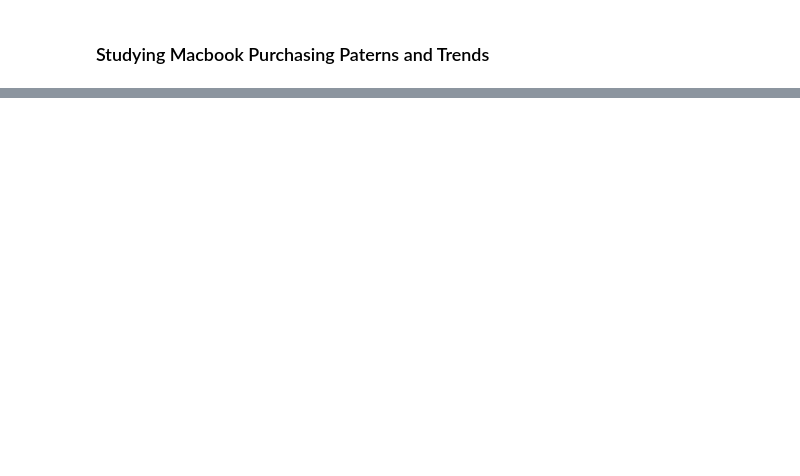
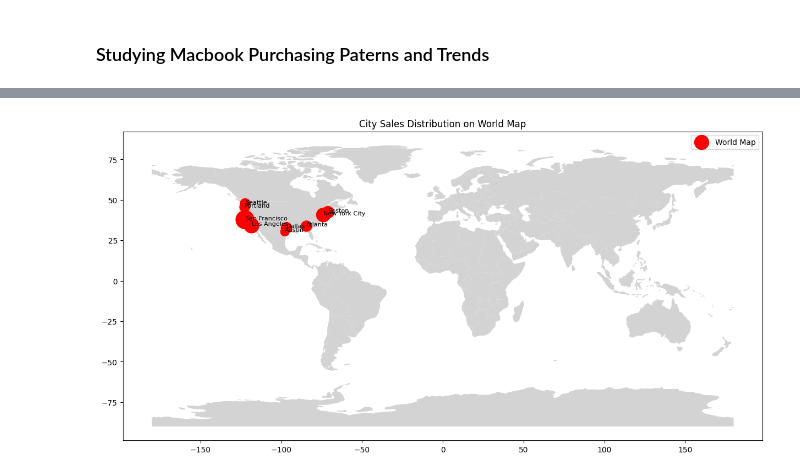
Before and after one commit to aseemarora08/PersonalProjects, a Jupyter notebook: Python/sales_data_project.ipynb, the cells around one changed output, grey strips where cells are left out. Drawn from its saved outputs; the diff is of its cells as text; code cells hidden in the pictures; blank space fills up the shorter version.

```diff
--- a/Python/sales_data_project.ipynb
+++ b/Python/sales_data_project.ipynb
@@ -255,0 +377,3 @@ total_sales_plot
+# %%
+regional_sales_product_no_duplicates['City'] = regional_sales_product_no_duplicates['City'].str.strip()
+city_coordinates['City'] = city_coordinates['City'].str.strip()
@@ -255,0 +386,3 @@ total_sales_plot
+# %%
+city_coordinates['City'] = city_coordinates['City'].replace('New York', 'New York City')
+city_coordinates
@@ -255,0 +403,3 @@ total_sales_plot
+# %%
+location = pd.merge(regional_sales_product_no_duplicates, city_coordinates, on='City', how='inner')
+location
@@ -255,0 +425,3 @@ total_sales_plot
+# %%
+location = location.drop_duplicates(subset=['City'])
+location
@@ -255,0 +439,29 @@ total_sales_plot
+# %%
+import geopandas as gpd
+import matplotlib.pyplot as plt
+
+# Create a GeoDataFrame from the DataFrame
+gdf = gpd.GeoDataFrame(location, geometry=gpd.points_from_xy(location['lng'], location['lat']))
+
+# Load the world map from the downloaded shapefile
+world = gpd.read_file(gpd.datasets.get_path('naturalearth_lowres'))
+
+# Plot the world map
+fig, ax = plt.subplots(figsize=(15, 10))
+world.plot(ax=ax, color='lightgrey')
+
+# Plot the cities on top of the world map
+gdf.plot(ax=ax, color='red', marker='o', markersize=location['Qty_Sales']*0.5)
+
+# Add labels to the cities
+for x, y, label in zip(gdf.geometry.x, gdf.geometry.y, gdf['City']):
+    ax.text(x, y, label, fontsize=8)
+
+# Add a legend
+ax.legend(['World Map', 'Cities'])
+
+# Set plot title and show the plot
+plt.title('City Sales Distribution on World Map')
+plt.show()
+# %% [output]
+[figure, added]
```
Also changed, not shown: parts of 15 cells of this notebook.
